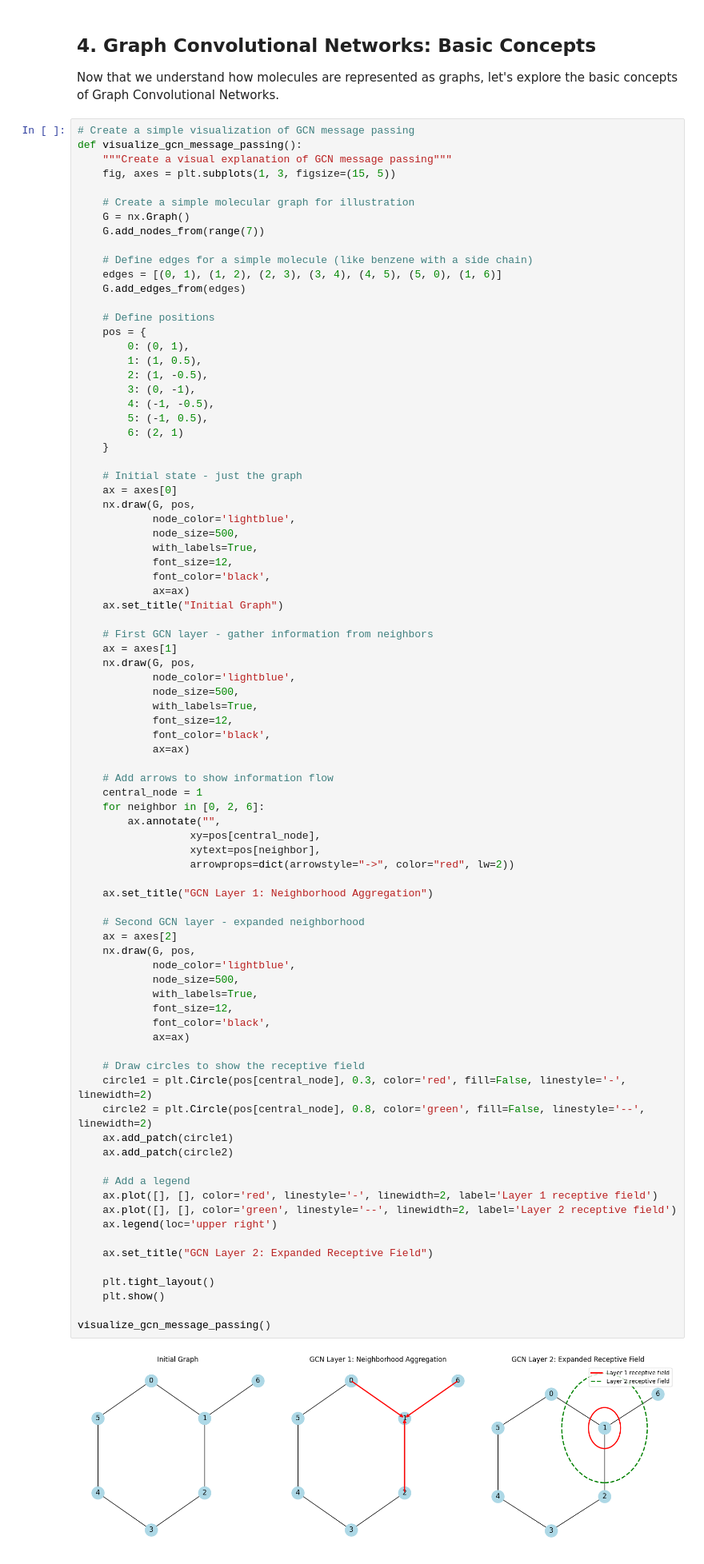
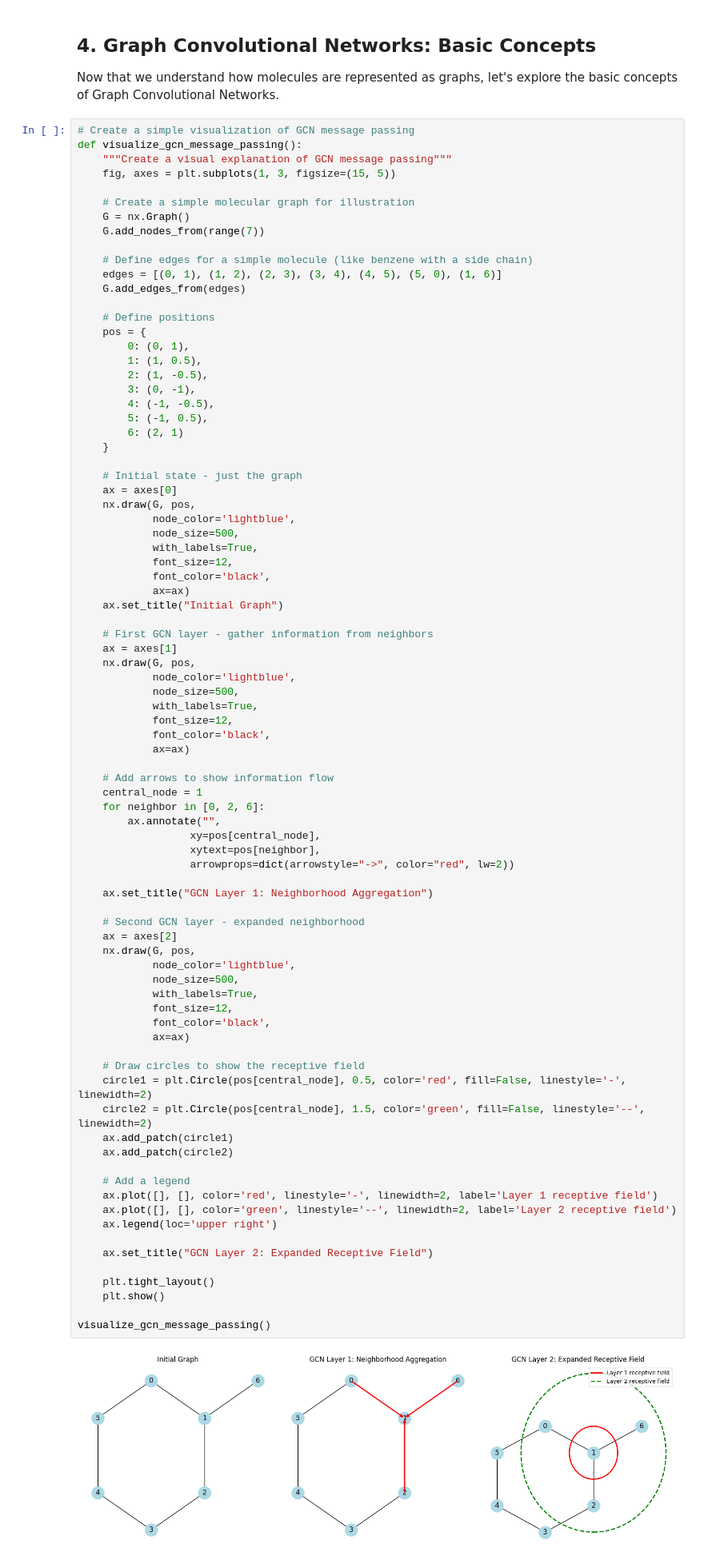
Before and after one commit to HFooladi/GNNs-For-Chemists, a Jupyter notebook: notebooks/04_GNN_GCN.ipynb, the cells around one changed output. Shown at 80% size. Cells and saved outputs as stored; diff of their text form.

```diff
--- a/notebooks/04_GNN_GCN.ipynb
+++ b/notebooks/04_GNN_GCN.ipynb
@@ -268,36 +276,36 @@ def visualize_gcn_message_passing():
                   arrowprops=dict(arrowstyle="->", color="red", lw=2))
 
     ax.set_title("GCN Layer 1: Neighborhood Aggregation")
 
     # Second GCN layer - expanded neighborhood
     ax = axes[2]
     nx.draw(G, pos,
             node_color='lightblue',
             node_size=500,
             with_labels=True,
             font_size=12,
             font_color='black',
             ax=ax)
 
     # Draw circles to show the receptive field
-    circle1 = plt.Circle(pos[central_node], 0.3, color='red', fill=False, linestyle='-', linewidth=2)
-    circle2 = plt.Circle(pos[central_node], 0.8, color='green', fill=False, linestyle='--', linewidth=2)
+    circle1 = plt.Circle(pos[central_node], 0.5, color='red', fill=False, linestyle='-', linewidth=2)
+    circle2 = plt.Circle(pos[central_node], 1.5, color='green', fill=False, linestyle='--', linewidth=2)
     ax.add_patch(circle1)
     ax.add_patch(circle2)
 
     # Add a legend
     ax.plot([], [], color='red', linestyle='-', linewidth=2, label='Layer 1 receptive field')
     ax.plot([], [], color='green', linestyle='--', linewidth=2, label='Layer 2 receptive field')
     ax.legend(loc='upper right')
 
     ax.set_title("GCN Layer 2: Expanded Receptive Field")
 
     plt.tight_layout()
     plt.show()
 
 visualize_gcn_message_passing()
 # %% [output]
-[figure, old version]
+[figure, new version]
 # %% [markdown]
 ## 5. Implementing a Basic GCN <a name="implement-gcn"></a>
 
```
Also changed, not shown: parts of 8 cells of this notebook.
